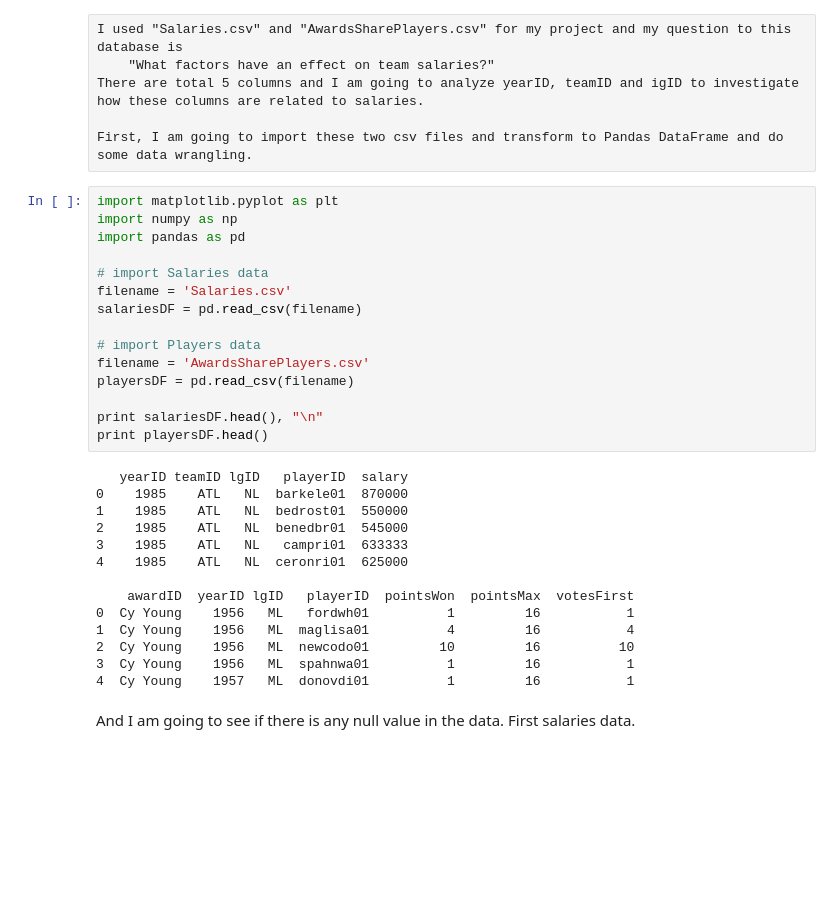
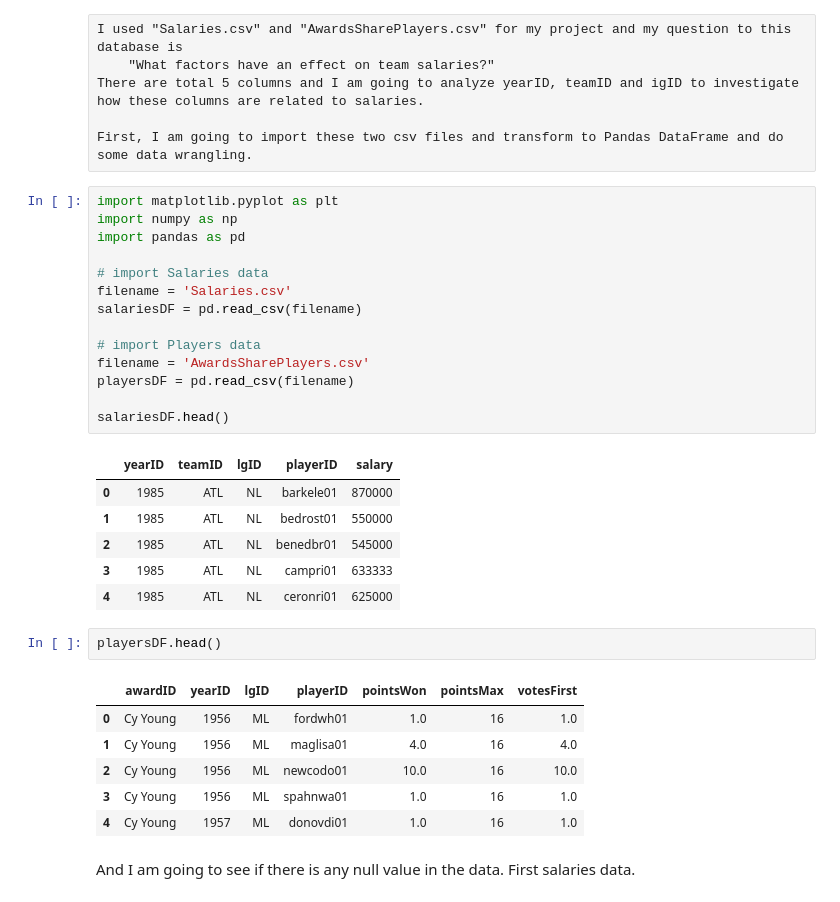
Before and after one commit to wonjunee/investigate-a-dataset, a Jupyter notebook: P2_baseball.ipynb, the cells around one changed output. Drawn from its saved outputs; the diff is of its cells as text; blank space fills up the shorter version.

```diff
--- a/P2_baseball.ipynb
+++ b/P2_baseball.ipynb
@@ -21,22 +21,23 @@ salariesDF = pd.read_csv(filename)
 filename = 'AwardsSharePlayers.csv'
 playersDF = pd.read_csv(filename)
 
-print salariesDF.head(), "\n"
-print playersDF.head()
+salariesDF.head()
 # %% [output]
-   yearID teamID lgID   playerID  salary
-0    1985    ATL   NL  barkele01  870000
-1    1985    ATL   NL  bedrost01  550000
-2    1985    ATL   NL  benedbr01  545000
-3    1985    ATL   NL   campri01  633333
-4    1985    ATL   NL  ceronri01  625000
-
-    awardID  yearID lgID   playerID  pointsWon  pointsMax  votesFirst
-0  Cy Young    1956   ML   fordwh01          1         16           1
-1  Cy Young    1956   ML  maglisa01          4         16           4
-2  Cy Young    1956   ML  newcodo01         10         16          10
-3  Cy Young    1956   ML  spahnwa01          1         16           1
-4  Cy Young    1957   ML  donovdi01          1         16           1
+|  | yearID | teamID | lgID | playerID | salary |
+| 0 | 1985 | ATL | NL | barkele01 | 870000 |
+| 1 | 1985 | ATL | NL | bedrost01 | 550000 |
+| 2 | 1985 | ATL | NL | benedbr01 | 545000 |
+| 3 | 1985 | ATL | NL | campri01 | 633333 |
+| 4 | 1985 | ATL | NL | ceronri01 | 625000 |
+# %%
+playersDF.head()
+# %% [output]
+|  | awardID | yearID | lgID | playerID | pointsWon | pointsMax | votesFirst |
+| 0 | Cy Young | 1956 | ML | fordwh01 | 1.0 | 16 | 1.0 |
+| 1 | Cy Young | 1956 | ML | maglisa01 | 4.0 | 16 | 4.0 |
+| 2 | Cy Young | 1956 | ML | newcodo01 | 10.0 | 16 | 10.0 |
+| 3 | Cy Young | 1956 | ML | spahnwa01 | 1.0 | 16 | 1.0 |
+| 4 | Cy Young | 1957 | ML | donovdi01 | 1.0 | 16 | 1.0 |
 # %% [markdown]
 
 
```
Also changed, not shown: parts of 27 cells of this notebook.
